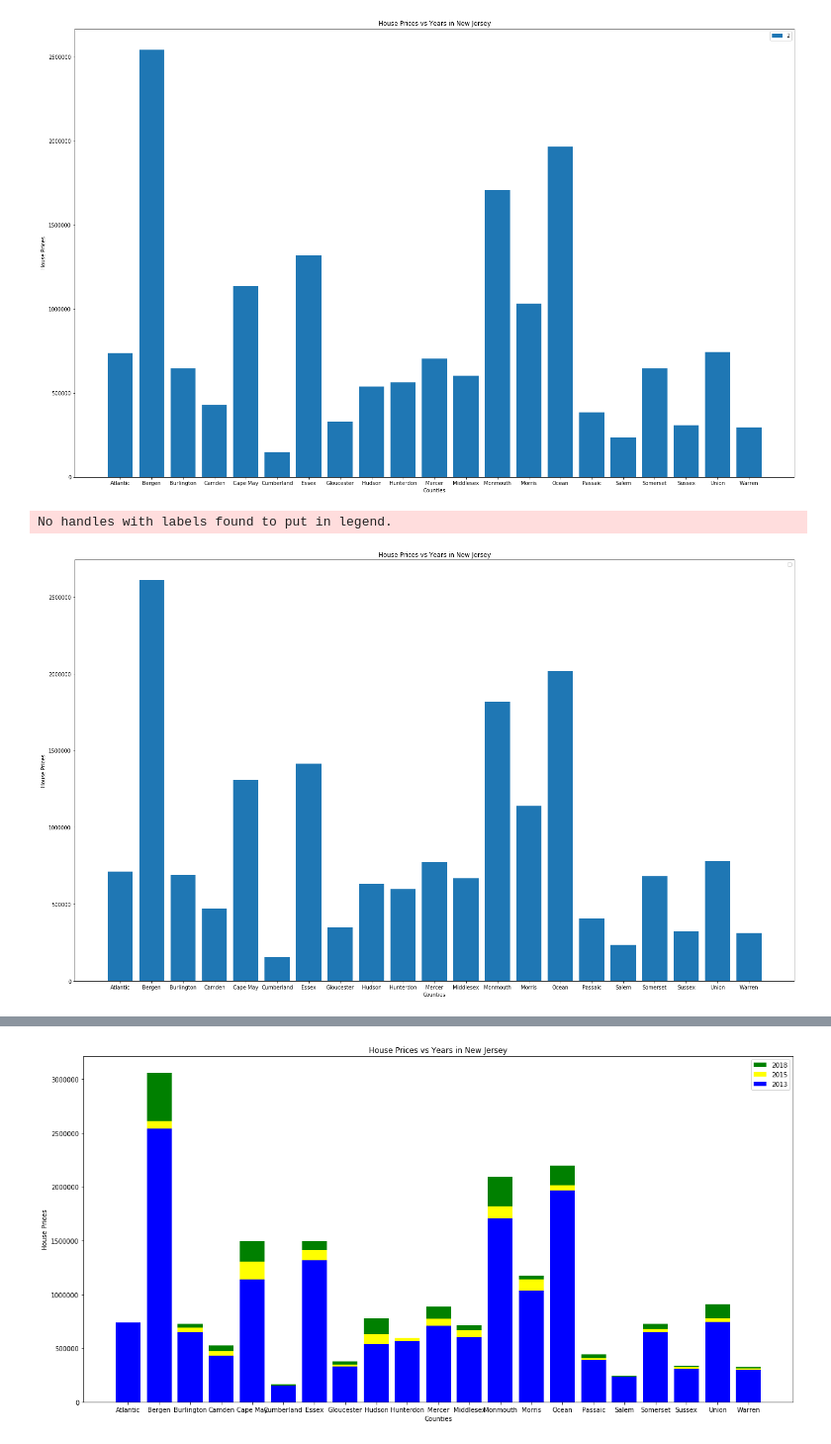
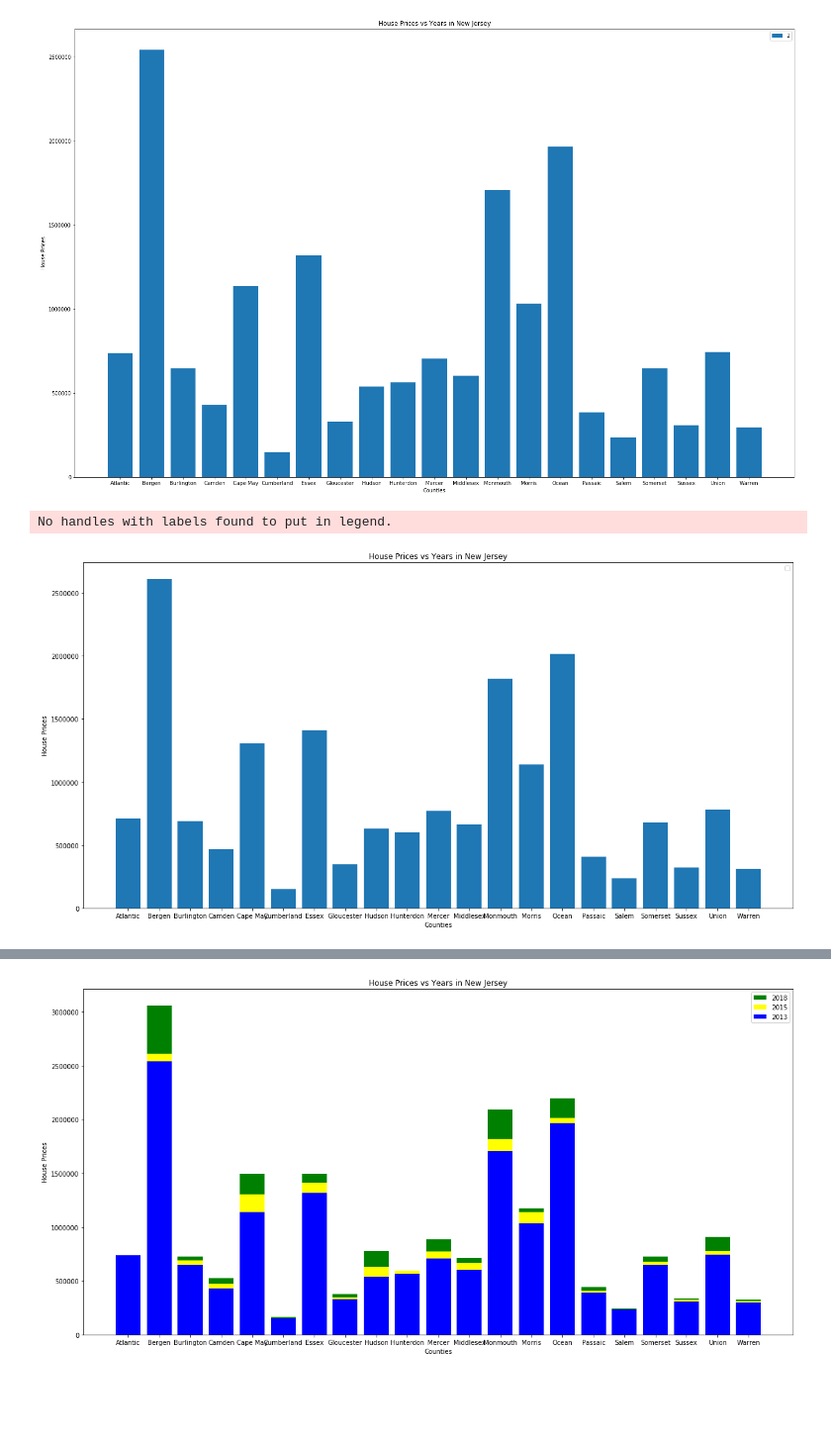
Before and after one commit to sk1won/RUDS_Project_1, a Jupyter notebook: Housing_data/Housing_info.ipynb, the cells around one changed output, grey strips where cells are left out. Shown: that part at 99% size. Saved outputs shown, nothing was run; the diff lists cells and outputs as text; code cells hidden in the pictures; blank space fills up the shorter version.

```diff
--- a/Housing_data/Housing_info.ipynb
+++ b/Housing_data/Housing_info.ipynb
@@ -133,19 +132,19 @@ plt.show()
 # %%
 #Graphing House Data vs Time
 prices_2015 = housing_df['2015']
 # county_name= housing_df['CountyName']
 
-plt.figure(figsize=(25,15))
+plt.figure(figsize=(20,10))
 plt.bar(county_name, prices_2015)
 plt.title("House Prices vs Years in New Jersey")
 plt.xlabel("Counties")
 plt.ylabel("House Prices")
 plt.legend()
 plt.savefig("House Price vs 2015.png")
 plt.show()
 # %% [output]
 No handles with labels found to put in legend.
-[figure, old version]
+[figure, new version]
 # %%
 #Graphing House Data vs Time
 
```
Also changed, not shown: parts of 2 cells of this notebook, 2 other files.
